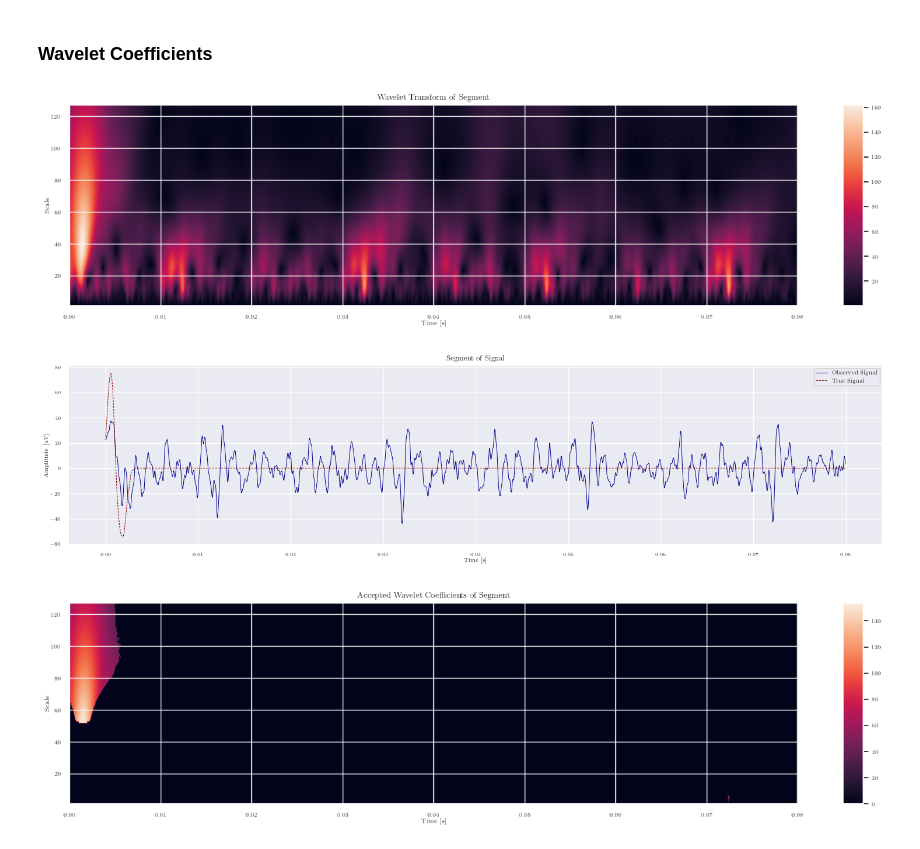
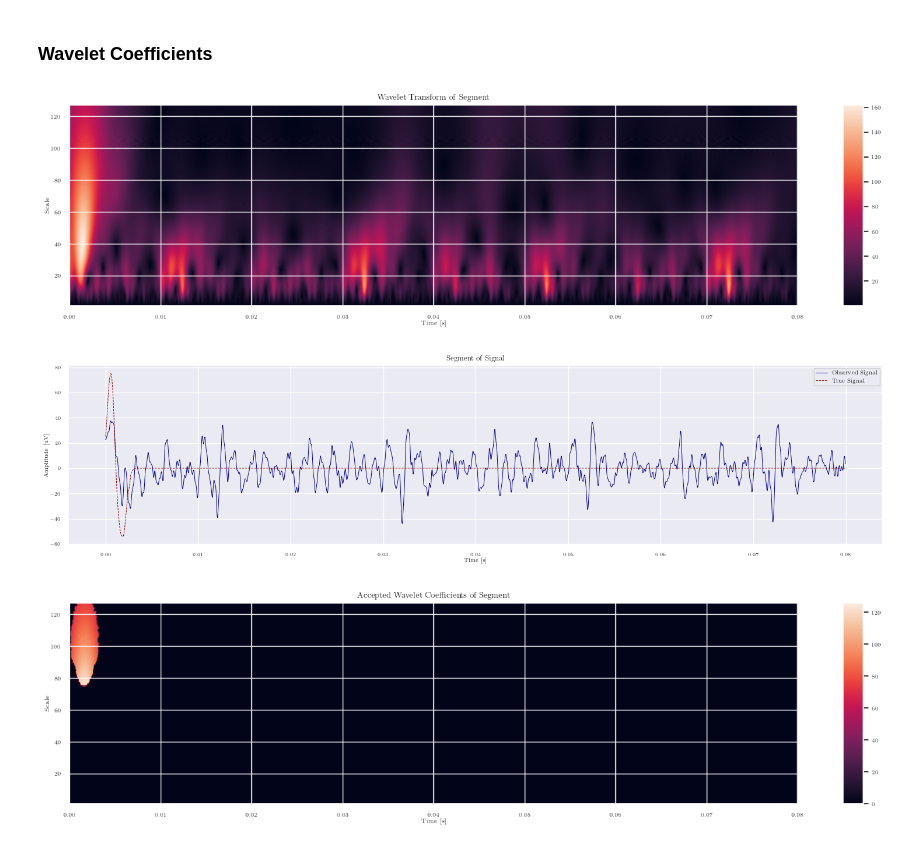
Before and after one commit to TheresaDF/NeuronSpikeEye, a Jupyter notebook: src/visualizations/wavelet_model.ipynb, the cells around one changed output. Drawn from its saved outputs; the diff is of its cells as text; code cells hidden in the pictures.

```diff
--- a/src/visualizations/wavelet_model.ipynb
+++ b/src/visualizations/wavelet_model.ipynb
@@ -129,32 +112,32 @@ plt.ylabel("Scale")
 plt.xlabel("Time [s]")
 plt.show()
 
 savefig(fig, "wavelet_coefficients", width = 6, height=1.5)
 
 fig = plt.figure(figsize = (18, 4))
 plt.plot(np.arange(2400) / 30000, bins[:, bin_idx], color = "darkblue", linewidth = 0.7)
 plt.plot(np.arange(2400) / 30000, true_bins[:, bin_idx], '--', color = "darkred", linewidth = 0.7)
 plt.title("Segment of Signal")
 plt.ylabel("Amplitude [uV]")
 plt.xlabel("Time [s]")
 plt.legend(["Observed Signal", "True Signal"])
 plt.show()
 
 savefig(fig, "wavelet_time_segment", width = 6, height=1.5)
 
-accepted_coefficients = get_accepted_coefficients(coefficients, scales)
+accepted_coefficients = get_accepted_coefficients(coefficients, scales)[1]
 
 fig = plt.figure(figsize = (18, 4))
 plt.imshow(np.abs(accepted_coefficients), extent=[0, len(bins) / 30000, scales.min(), scales.max()],
            aspect='auto', origin='lower')
 plt.colorbar(aspect = 10)
 plt.title("Accepted Wavelet Coefficients of Segment")
 plt.ylabel("Scale")
 plt.xlabel("Time [s]")
 plt.show()
 
 savefig(fig, "wavelet_coefficients_accepted", width = 6, height=1.5)
 # %% [output]
 [figure]
 [figure]
-[figure, old version]
+[figure, new version]
```
Also changed, not shown: parts of 7 cells of this notebook, 1 other file.
